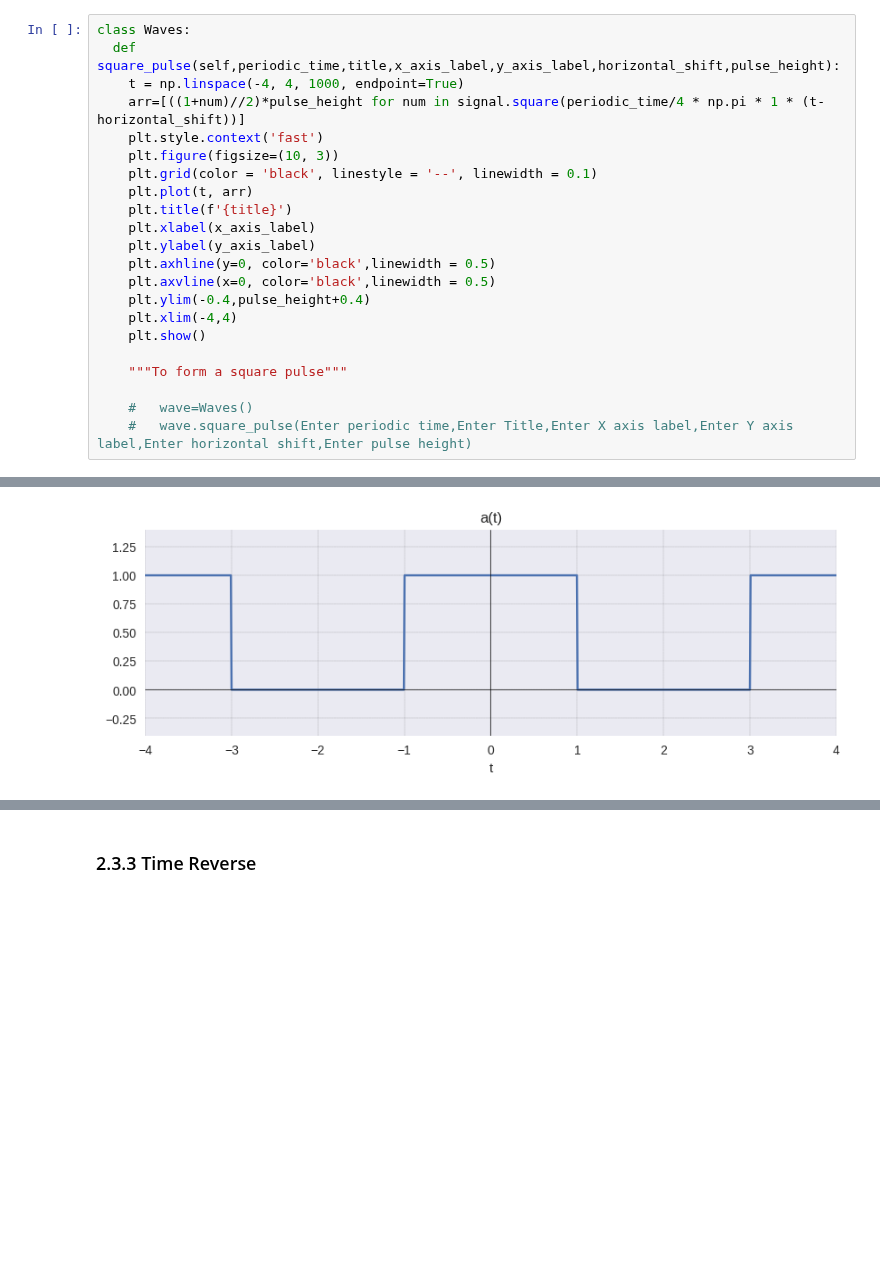
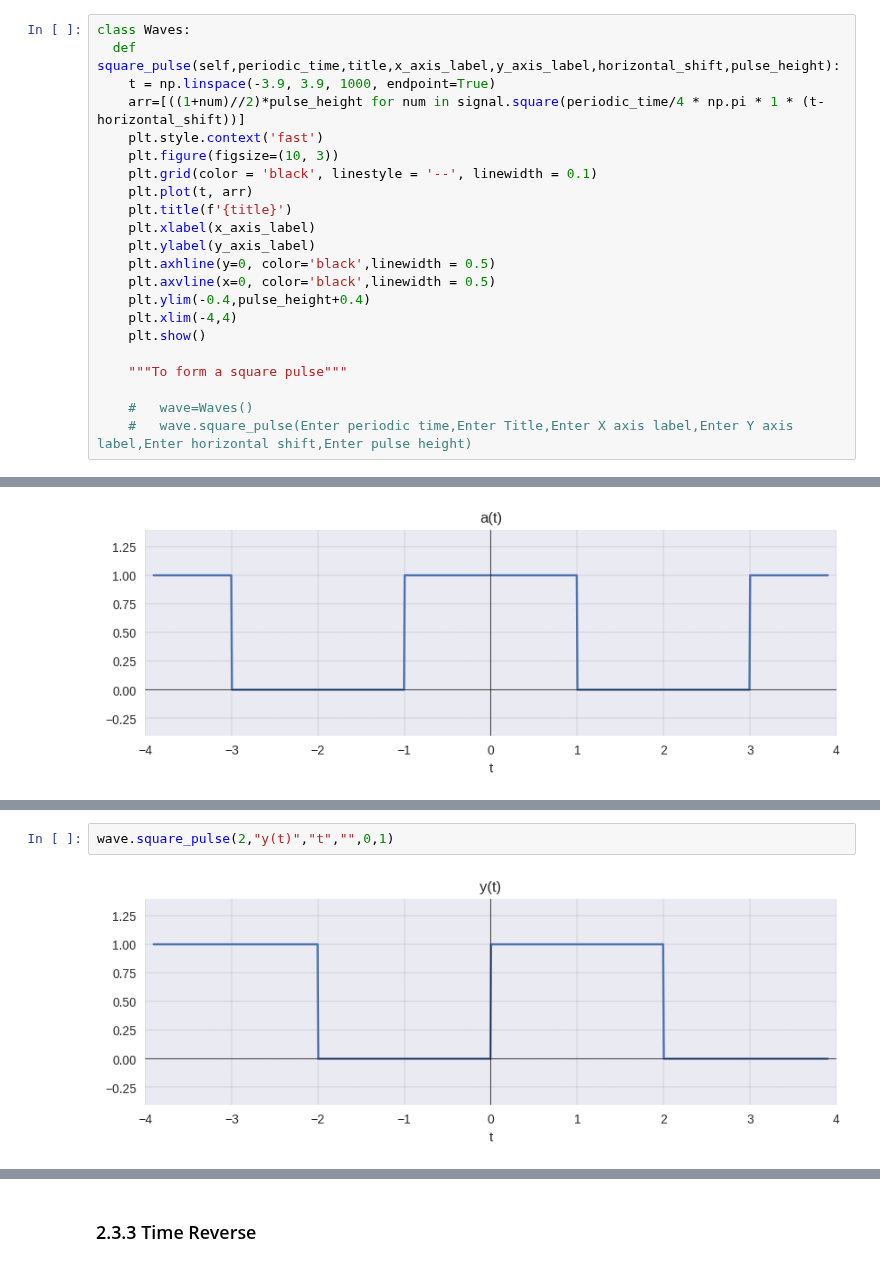
Before and after one commit to BuwanekaEpakanda/EE_257_Note_Book, a Jupyter notebook: EE_257_Signals_and_Systems.ipynb, the cells around one changed output, grey strips where cells are left out. Saved outputs shown, nothing was run; the diff lists cells and outputs as text; blank space fills up the shorter version.

```diff
--- a/EE_257_Signals_and_Systems.ipynb
+++ b/EE_257_Signals_and_Systems.ipynb
@@ -189,7 +189,7 @@ from matplotlib import style
 # %%
 class Waves:
   def square_pulse(self,periodic_time,title,x_axis_label,y_axis_label,horizontal_shift,pulse_height):
-    t = np.linspace(-4, 4, 1000, endpoint=True)
+    t = np.linspace(-3.9, 3.9, 1000, endpoint=True)
     arr=[((1+num)//2)*pulse_height for num in signal.square(periodic_time/4 * np.pi * 1 * (t-horizontal_shift))]
     plt.style.context('fast')
     plt.figure(figsize=(10, 3))
@@ -323,0 +337,4 @@ wave.square_pulse(2,"a(t)","t","",-1,1)
+# %%
+wave.square_pulse(2,"y(t)","t","",0,1)
+# %% [output]
+[figure, added]
```
Also changed, not shown: parts of 2 cells of this notebook.
